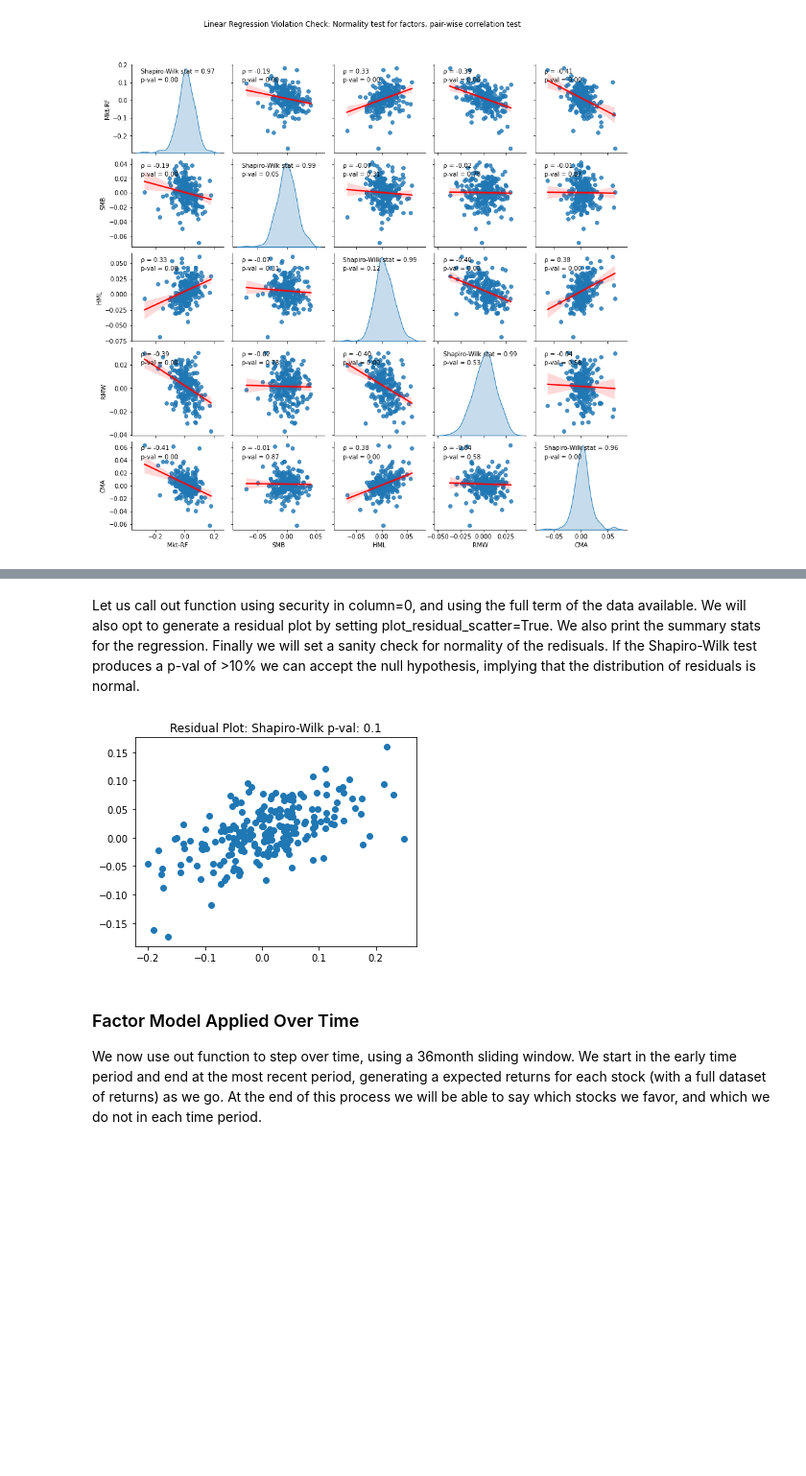
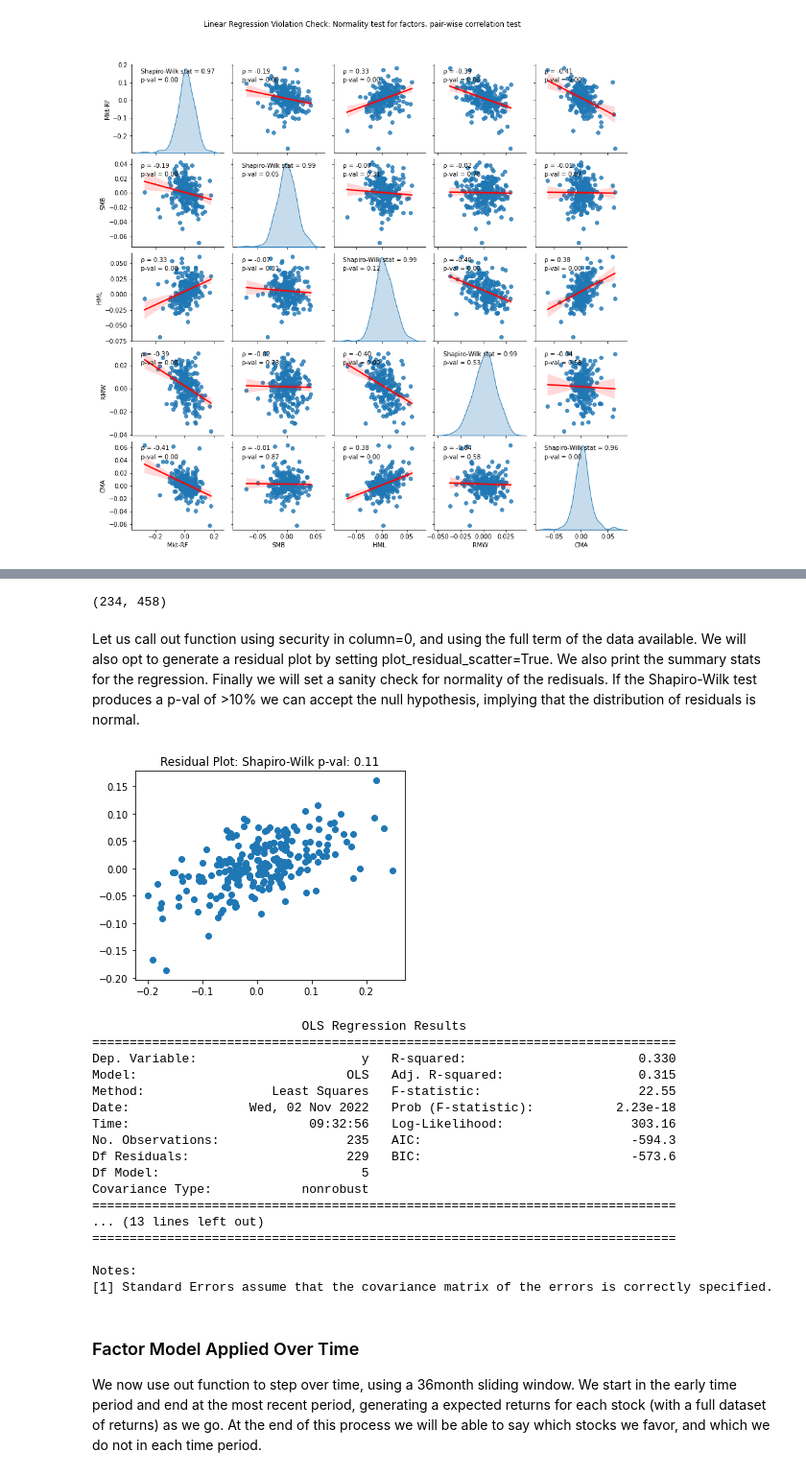
Before and after one commit to danphilps/Investment-SAI, a Jupyter notebook: M6_Investment.ipynb, the cells around one changed output, grey strips where cells are left out. Shown at 96% size. Cells and saved outputs as stored; diff of their text form; code cells hidden in the pictures; blank space fills up the shorter version.

```diff
--- a/M6_Investment.ipynb
+++ b/M6_Investment.ipynb
@@ -311,4 +311,7 @@ Let us run the function, using our 5 factor regression on the first security in
 # %%
+# Packages to use...
+from statsmodels.regression.linear_model import OLS
+import statsmodels.api as sm
 
 # Function that will run our OLS model, for a given security, over a given period
 # Note the two optional parameter...
@@ -335,10 +338,11 @@ def factor_model_run(sec_col_no: int,
 
   # Get X and y data...
   # NB: Security returns... deduct Rf
-  y_train = [(1+df_sec_rets.iloc[i, sec_col_no]) / (1+df_tb3ms.iloc[i, 0]) - 1 for i in range(date_end,date_start)]
+  y_train = [+df_sec_rets.iloc[i, sec_col_no] - df_tb3ms.iloc[i, 0] for i in range(date_end,date_start)]
   X_train = df_ff_factors.iloc[date_end:date_start, :]
 
   # Instantiate and train OLS model
+  X_train = sm.add_constant(X_train) #<< statsmodels requires we manually add an intercept.
   ols_model = OLS(y_train, X_train)
   ols_model = ols_model.fit()
 
@@ -346,10 +350,12 @@ def factor_model_run(sec_col_no: int,
   if use_robust_cm:
       ols_model = ols_model.get_robustcov_results()
 
+  # Predict
+  y_hat = ols_model.predict(X_train)
+
   # Examine residuals for normality...
   # NB: The null hypothesis (H0) states that the variable is normally distributed,
   # and the alternative hypothesis (H1) states that the variable is NOT normally distributed.
-  y_hat = ols_model.predict(X_train)
   sw_stat, sw_p = shapiro(y_train-y_hat)
 
   # Optional ...
@@ -365,25 +436,46 @@ def factor_model_run(sec_col_no: int,
+# %%
+y_hat.shape
+# %% [output]
+(234, 458)
 # %% [markdown]
 Let us call out function using security in column=0, and using the full term of the data available. We will also opt to generate a residual plot by setting plot_residual_scatter=True.
 We also print the summary stats for the regression.
 Finally we will set a sanity check for normality of the redisuals. If the Shapiro-Wilk test produces a p-val of >10\% we can accept the null hypothesis, implying that the distribution of residuals is normal.
 # %%
 
-# Run our function, returning only the result object
+# Run our function on the first security (sec_col_no=0), returning only the model object, and Shapiro-Wilk stat and p-value
 ols_model, sw_stat, sw_p = factor_model_run(sec_col_no=0,
                                              df_tb3ms=df_tb3ms,
                                              df_sec_rets=df_sec_rets,
                                              df_ff_factors=df_ff_factors,
                                              date_start=df_ff_factors.shape[0],
                                              date_end=0,
                                              plot_residual_scatter=True)
 # Examine the fit, coefficients and OLS analytics.
-ols_model.summary()
+print(ols_model.summary())
 
 # Check for normality in the residuals
 if sw_p < 0.10:
   raise TypeError("Residuals appear to be non-normal!")
 # %% [output]
-[figure, old version]
+[figure, new version]
+                            OLS Regression Results
+==============================================================================
+Dep. Variable:                      y   R-squared:                       0.330
+Model:                            OLS   Adj. R-squared:                  0.315
+Method:                 Least Squares   F-statistic:                     22.55
+Date:                Wed, 02 Nov 2022   Prob (F-statistic):           2.23e-18
+Time:                        09:32:56   Log-Likelihood:                 303.16
+No. Observations:                 235   AIC:                            -594.3
+Df Residuals:                     229   BIC:                            -573.6
+Df Model:                           5
+Covariance Type:            nonrobust
+==============================================================================
+... (13 lines left out)
+==============================================================================
+
+Notes:
+[1] Standard Errors assume that the covariance matrix of the errors is correctly specified.
 # %% [markdown]
 ### Factor Model Applied Over Time
 We now use out function to step over time, using a 36month sliding window. We start in the early time period and end at the most recent period, generating a expected returns for each stock (with a full dataset of returns) as we go.
```
Also changed, not shown: parts of 6 cells of this notebook.
